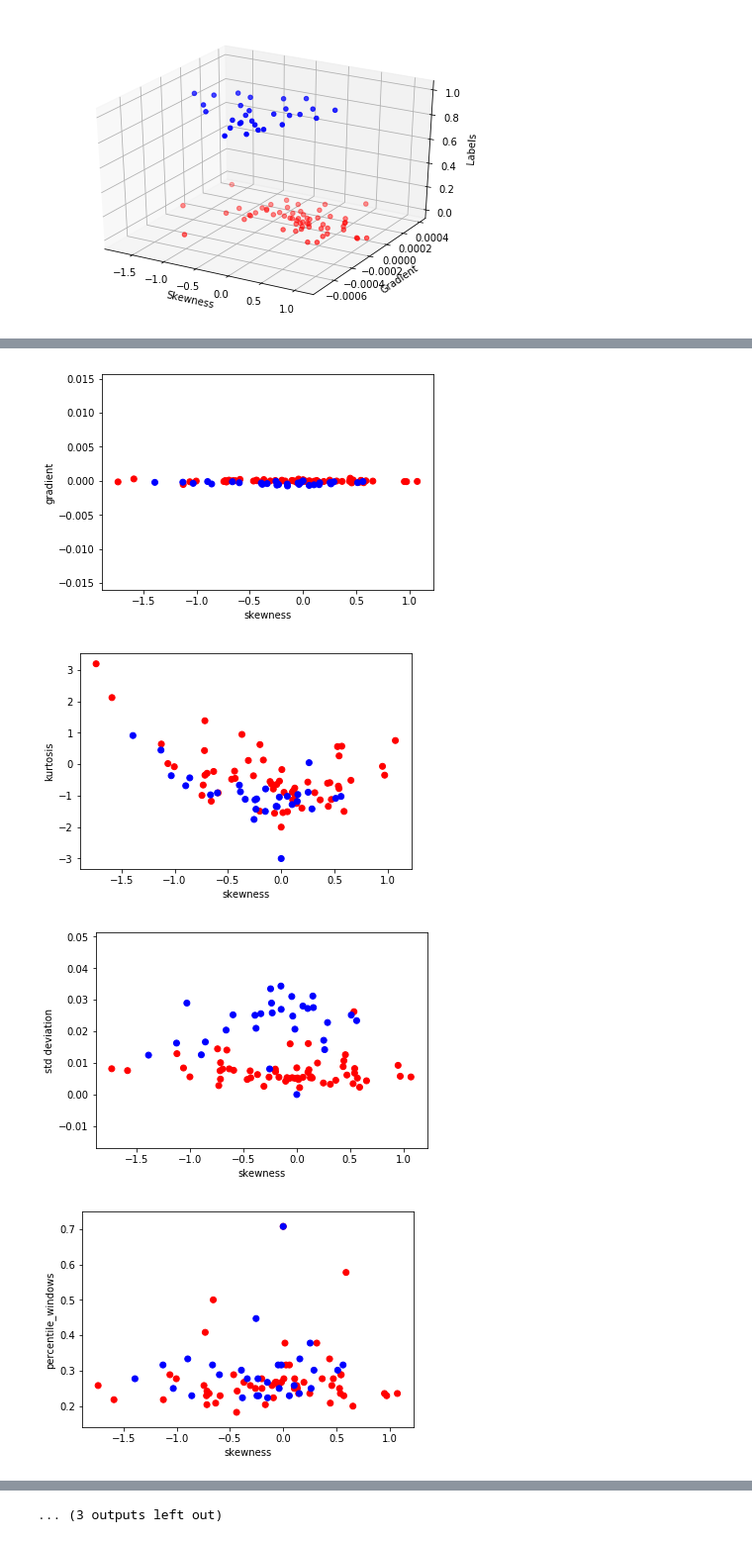
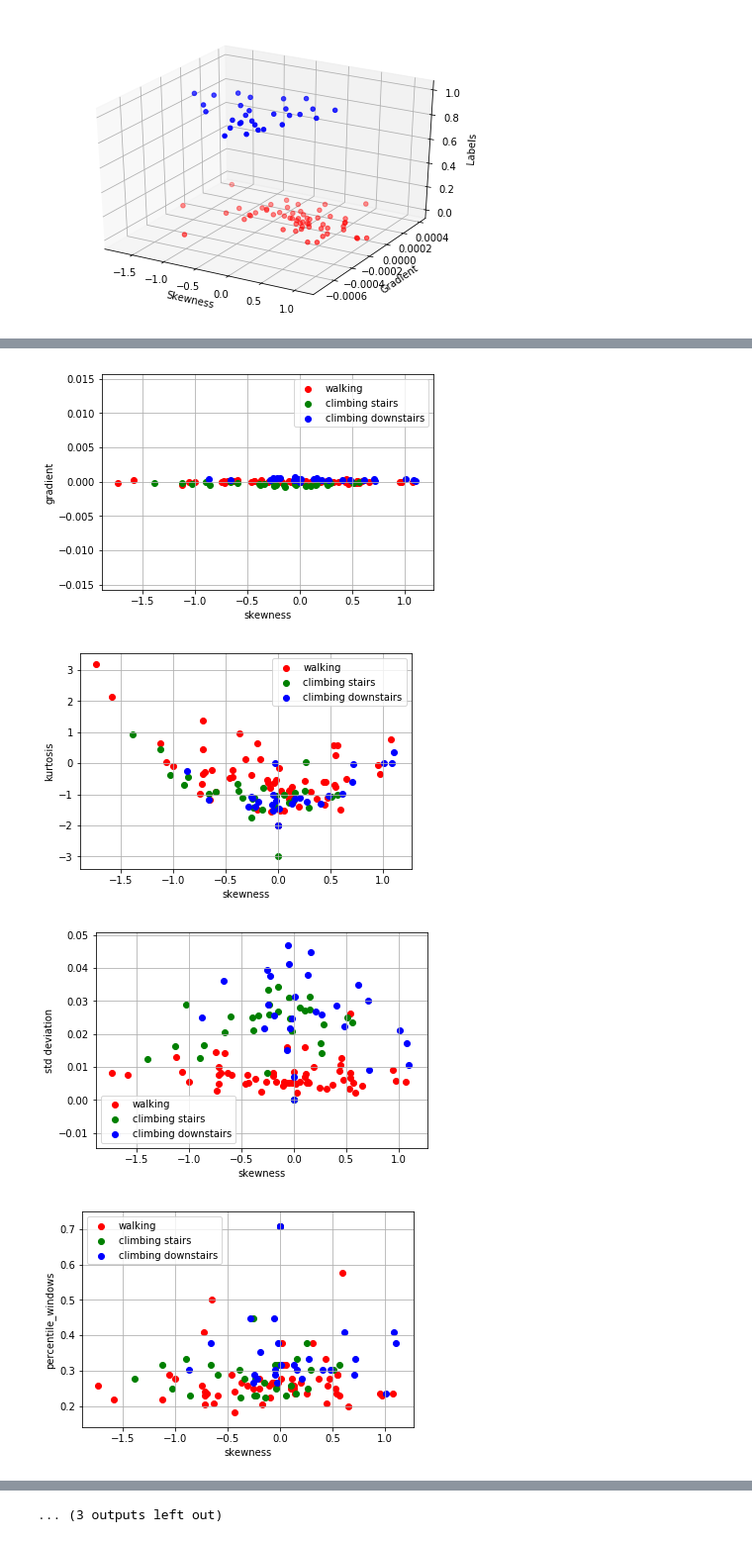
Before and after one commit to nithishr/activity_recognition, a Jupyter notebook: DataExploration.ipynb, the cells around one changed output, grey strips where cells are left out. Shown at 99% size. Cells and saved outputs as stored; diff of their text form; code cells hidden in the pictures.

Commit message:
Improved visualization + 3 classes

```diff
--- a/DataExploration.ipynb
+++ b/DataExploration.ipynb
@@ -57,3 +61,12 @@ plt.plot(climb_frame[' pressure'].values)
 # %% [output]
 [<matplotlib.lines.Line2D at 0x...>]
 [figure]
+# %%
+down_list = []
+for down_file in downstairs_files:
+    df = pd.read_csv(down_file, delimiter=',', header=0)
+    down_list.append(df)
+down_frame = pd.DataFrame()
+down_frame = pd.concat(down_list)
+print(len(down_frame))
+down_frame.head()
@@ -91,6 +117,7 @@ def create_sliding_windows_by_time(data_frame, window_time_period=3000):
 # %%
 w_windows, w_ts_windows = create_sliding_windows_by_time(walking_frame,3000)
 c_windows, c_ts_windows = create_sliding_windows_by_time(climb_frame,3000)
+d_windows, d_ts_windows = create_sliding_windows_by_time(down_frame,3000)
 # %% [output]
 59 59
 29 29
@@ -200,11 +268,11 @@ print(sum_derivative_c_windows, skewness_c_windows, std_c_windows, kurtosis_c_wi
 # %%
-skewness_windows = skewness_w_windows + skewness_c_windows
-sum_derivative_windows = sum_derivative_w_windows + sum_derivative_c_windows
-kurtosis_windows = kurtosis_w_windows + kurtosis_c_windows
-std_windows = std_w_windows + std_c_windows
-percentile_windows = percentile_w_windows + percentile_c_windows
-iqr_windows= iqr_w_windows + iqr_c_windows
-labels = [0 for i in range(len(skewness_w_windows))] + [1 for i in range(len(skewness_c_windows))]
+skewness_windows = skewness_w_windows + skewness_c_windows + skewness_d_windows
+sum_derivative_windows = sum_derivative_w_windows + sum_derivative_c_windows + sum_derivative_d_windows
+kurtosis_windows = kurtosis_w_windows + kurtosis_c_windows + kurtosis_d_windows
+std_windows = std_w_windows + std_c_windows + std_d_windows
+percentile_windows = percentile_w_windows + percentile_c_windows + percentile_d_windows
+iqr_windows= iqr_w_windows + iqr_c_windows + iqr_d_windows
+labels = [0 for i in range(len(skewness_w_windows))] + [1 for i in range(len(skewness_c_windows))] + [2 for i in range(len(skewness_d_windows))]
 print(len(skewness_windows), len(sum_derivative_windows), len(kurtosis_windows), len(std_windows),
       len(percentile_windows), len(iqr_windows), len(labels))
 windows = [skewness_windows, sum_derivative_windows, kurtosis_windows, std_windows, percentile_windows, iqr_windows, labels]
@@ -239,8 +307,9 @@ from mpl_toolkits.mplot3d import Axes3D
 for combo in combos:
     fig = plt.figure()
     ax = Axes3D(fig)
-#     ax.scatter(windows_map[combo[0]]['values'], windows_map[combo[1]]['values'], windows_map[6]['values'], c=[(lambda x:'r' if x==0 else 'b')(x) for x in windows_map[6]['values']])
-    ax.scatter(windows_map[6]['values'], windows_map[combo[0]]['values'], windows_map[combo[1]]['values'], c=[(lambda x:'r' if x==0 else 'b')(x) for x in windows_map[6]['values']])
+#     ax.scatter(windows_map[combo[0]]['values'][:len(skewness_w_windows)], windows_map[combo[1]]['values'][:len(skewness_w_windows)], windows_map[6]['values'][:len(skewness_w_windows)], c='r')
+    ax.scatter(windows_map[combo[0]]['values'], windows_map[combo[1]]['values'], windows_map[6]['values'], c=[(lambda x:'r' if x==0 else 'b')(x) for x in windows_map[6]['values']])
+#     ax.scatter(windows_map[6]['values'], windows_map[combo[0]]['values'], windows_map[combo[1]]['values'], c=[(lambda x:'r' if x==0 else 'b')(x) for x in windows_map[6]['values']])
     ax.set_xlabel(windows_map[6]['legend'])
     ax.set_ylabel(windows_map[combo[0]]['legend'])
     ax.set_zlabel(windows_map[combo[1]]['legend'])
@@ -273,20 +350,27 @@ plt.show()
 # %%
 for combo in combos:
 #     print(windows_map[combo[0]]['legend'], windows_map[combo[1]]['legend'])
     fig = plt.figure()
 #     ax = Axes3D(fig)
 #     ax.scatter(windows_map[combo[0]]['values'], windows_map[combo[1]]['values'], windows_map[6]['values'], c=[(lambda x:'r' if x==0 else 'b')(x) for x in windows_map[6]['values']])
-    plt.scatter(windows_map[combo[0]]['values'], windows_map[combo[1]]['values'], c=[(lambda x:'r' if x==0 else 'b')(x) for x in windows_map[6]['values']])
+#     plt.scatter(windows_map[combo[0]]['values'], windows_map[combo[1]]['values'], c=[(lambda x:'r' if x==0 else ('b' if x==1 else 'g'))(x) for x in windows_map[6]['values']], label=[i for i in windows_map[6]])
+    plt.scatter(windows_map[combo[0]]['values'][:len(skewness_w_windows)], windows_map[combo[1]]['values'][:len(skewness_w_windows)], c='r', label='walking')
+    plt.scatter(windows_map[combo[0]]['values'][len(skewness_w_windows):len(skewness_w_windows) + len(skewness_c_windows)], windows_map[combo[1]]['values'][len(skewness_w_windows):len(skewness_w_windows) + len(skewness_c_windows)],c='g', label='climbing stairs')
+    plt.scatter(windows_map[combo[0]]['values'][len(skewness_windows)-len(skewness_d_windows):], windows_map[combo[1]]['values'][len(skewness_windows)-len(skewness_d_windows):], c='b', label='climbing downstairs')
+#     plt.scatter(windows_map[combo[0]]['values'][:len(skewness_w_windows)], windows_map[combo[1]]['values'][:len(skewness_w_windows)], windows_map[6]['values'][:len(skewness_w_windows)], c='b')
+#     plt.scatter(windows_map[combo[0]]['values'][:len(skewness_w_windows)], windows_map[combo[1]]['values'][:len(skewness_w_windows)], windows_map[6]['values'][:len(skewness_w_windows)], c='g')
     ax = plt.subplot()
     ax.set_xlabel(windows_map[combo[0]]['legend'])
     ax.set_ylabel(windows_map[combo[1]]['legend'])
+    ax.legend()
+    ax.grid(True)
 #     plt.set_xlabel(windows_map[combo[0]]['legend'])
 #     plt.set_ylabel(windows_map[combo[1]]['legend'])
 #     plt.axes(windows_map[combo[0]]['legend'])
 #     plt.axes(windows_map[combo[1]]['legend'])
     plt.show()
 # %% [output]
-[figure, old version]
+[figure, new version]
-[figure, old version]
+[figure, new version]
-[figure, old version]
+[figure, new version]
-[figure, old version]
+[figure, new version]
```
Also changed, not shown: parts of 15 cells of this notebook.
